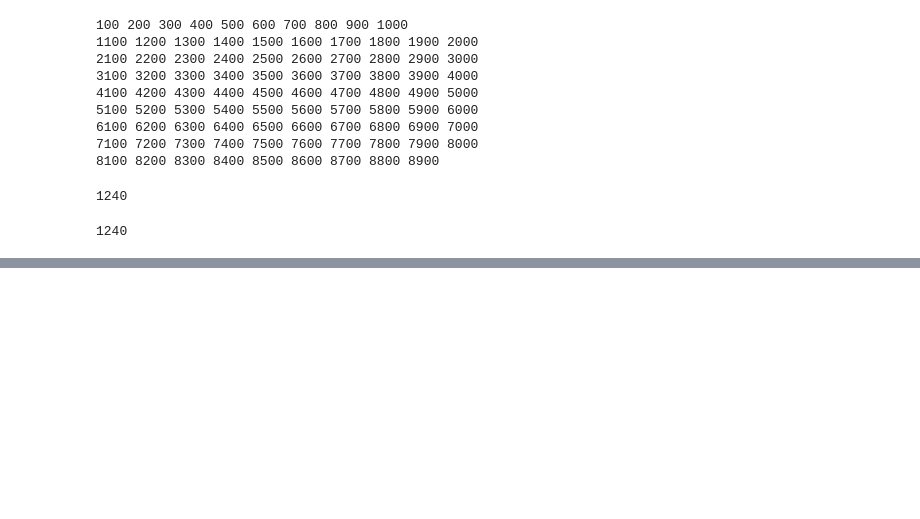
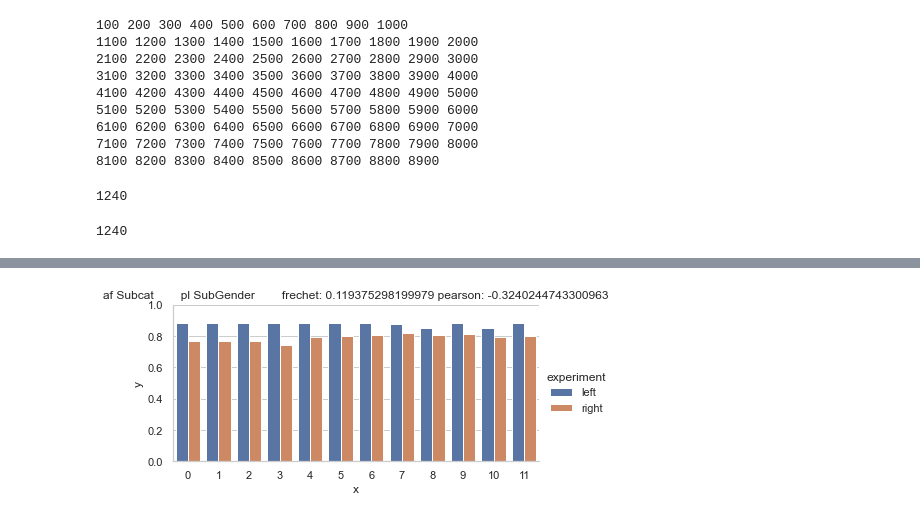
Before and after one commit to AIRI-Institute/probing-dashboard, a Jupyter notebook: probing_analytics.ipynb, the cells around one changed output, grey strips where cells are left out. Drawn from its saved outputs; the diff is of its cells as text; code cells hidden in the pictures; blank space fills up the shorter version.

Commit message:
draw_plots

```diff
--- a/probing_analytics.ipynb
+++ b/probing_analytics.ipynb
@@ -228,2 +231,21 @@ already_scored_df
 # %%
 already_scored_df.to_csv("already_scored.csv", index=False)
+# %%
+from matplotlib import pyplot as plt
+import seaborn as sns
+sns.set_theme(style="whitegrid")
+from matplotlib import pyplot as plt
+def draw_row(row_ix):
+    global already_scored_df
+    row =  already_scored_df.iloc[row_ix]
+    left_xs, right_xs, left_ys, right_ys = row["left:xs"], row["right:xs"], row["left:ys"], row["right:ys"]
+    left_xs, right_xs, left_ys, right_ys = json.loads(left_xs), json.loads(right_xs), json.loads(left_ys), json.loads(right_ys)
+    # fig, ax = plt.subplots(1,1, figsize=(10,3))
+    left_dat = pd.DataFrame({"x": left_xs, "y": left_ys})
+    left_dat["experiment"] = "left"
+    right_dat = pd.DataFrame({"x": right_xs, "y": right_ys})
+    right_dat["experiment"] = "right"
+    dat = pd.concat([left_dat, right_dat])
+    g = sns.catplot(data=dat, kind="bar",x="x", y="y", hue="experiment", height=3, aspect=2/1)
+    g.set(title=f"{row['left:task_language']} {row['left:task_category']}{' '*8}{row['right:task_language']} {row['right:task_category']}{' '*8}frechet: {round(row['frechet'],2)} pearson: {round(row['pearson_v'],2)}")
+    g.set(ylim=(0,1))
@@ -230 +261,8 @@ already_scored_df.to_csv("already_scored.csv", index=False)
+# %%
+
+
+
+draw_row(1)
+# %% [output]
+[figure, added]
 # %%
```
Also changed, not shown: parts of 7 cells of this notebook, 1 other file.
